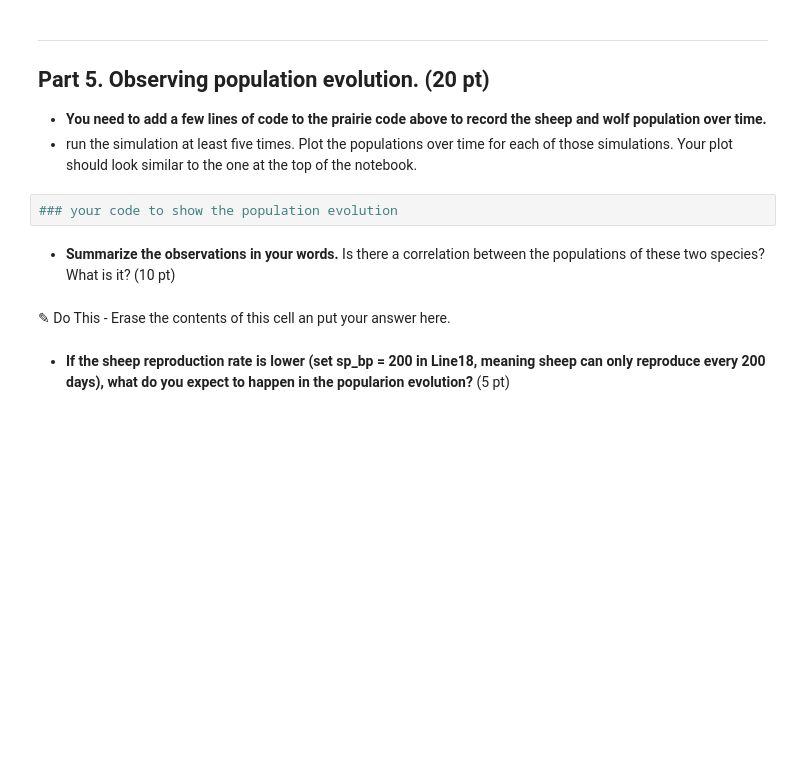
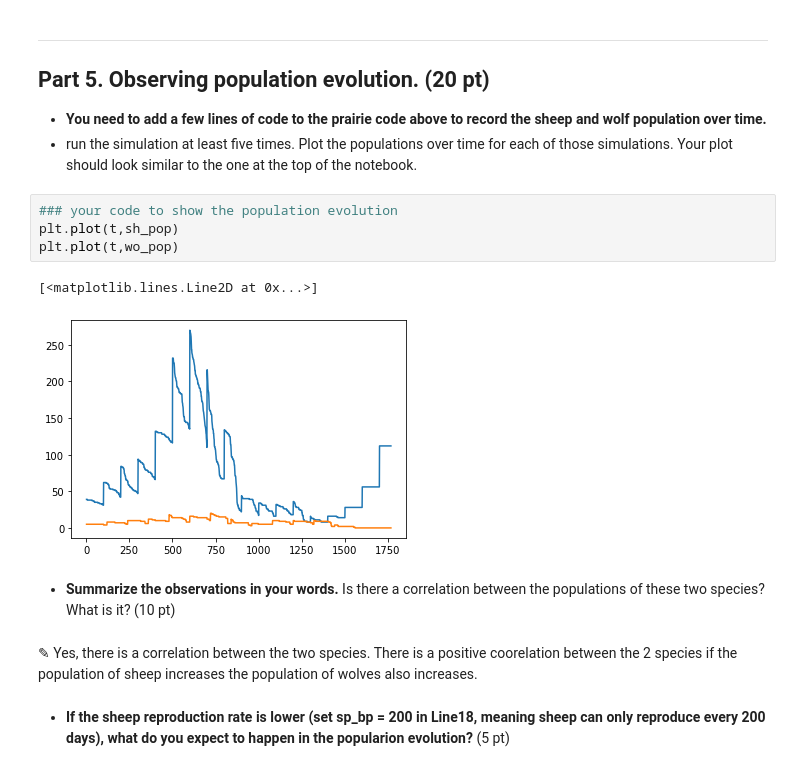
Before and after one commit to cedric-emmanuel/cmse202-s21-turnin, a Jupyter notebook: hw03/HW-03_OOP+ABM-STUDENT.ipynb, the cells around one changed output. Drawn from its saved outputs; the diff is of its cells as text; blank space fills up the shorter version.

```diff
--- a/hw03/HW-03_OOP+ABM-STUDENT.ipynb
+++ b/hw03/HW-03_OOP+ABM-STUDENT.ipynb
@@ -721,10 +777,15 @@ Take a moment to save your notebook, commit the changes to your Git repository u
 - run the simulation at least five times. Plot the populations over time for each of those simulations. Your plot should look similar to the one at the top of the notebook.
 # %%
 ### your code to show the population evolution
+plt.plot(t,sh_pop)
+plt.plot(t,wo_pop)
+# %% [output]
+[<matplotlib.lines.Line2D at 0x...>]
+[figure, added]
 # %% [markdown]
 - **Summarize the observations in your words.** Is there a correlation between the populations of these two species? What is it? (10 pt)
-# %% [markdown]
-<font size=+3>&#9998;</font> Do This - Erase the contents of this cell an put your answer here.
+# %% [markdown]
+<font size=+3>&#9998;</font> Yes, there is a correlation between the two species. There is a positive coorelation between the 2 species if the population of sheep increases the population of wolves also increases.
 # %% [markdown]
 - **If the sheep reproduction rate is lower (set sp_bp = 200 in Line18, meaning sheep can only reproduce every 200 days), what do you expect to happen in the popularion evolution?** (5 pt)
 # %% [markdown]
```
Also changed, not shown: parts of 15 cells of this notebook.
